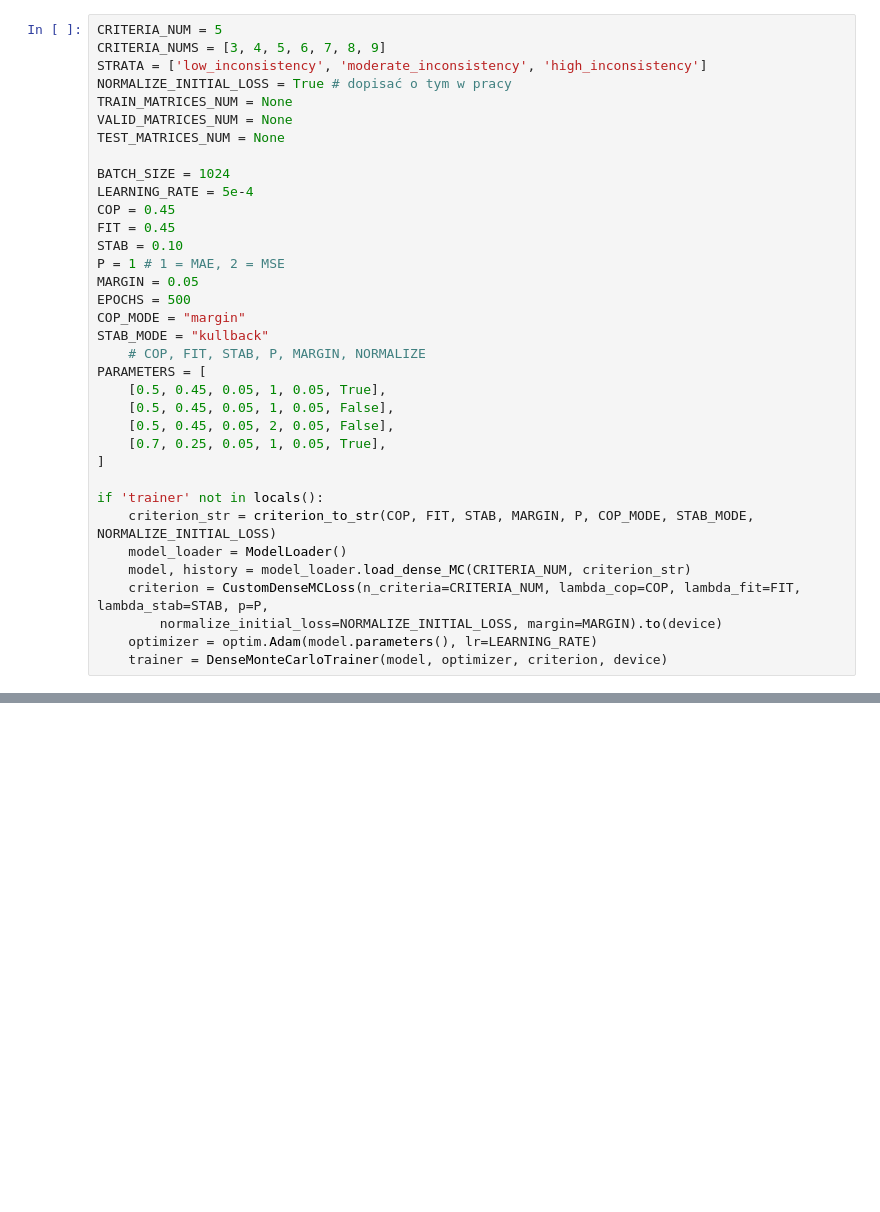
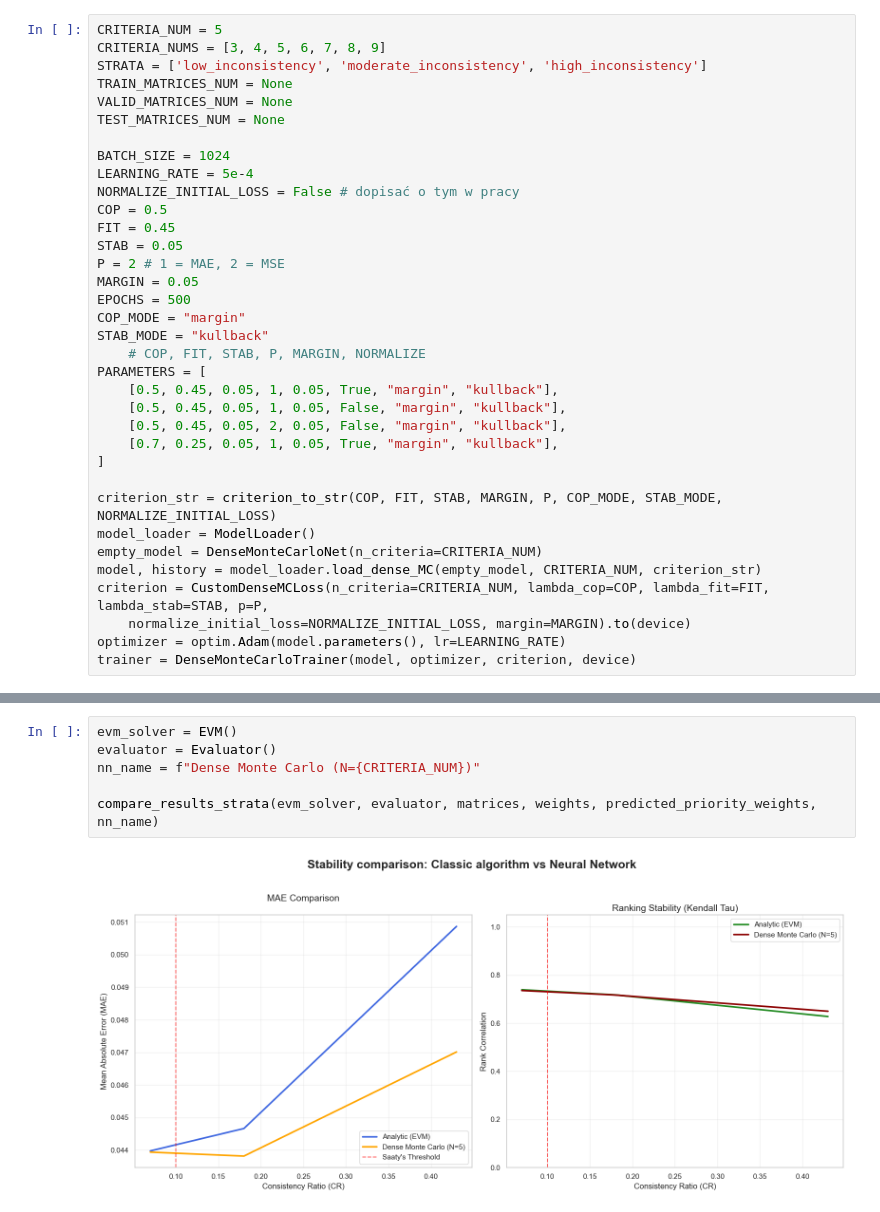
Before and after one commit to KonradHD/NN-preference-modeling, a Jupyter notebook: MC_dense_results.ipynb, the cells around one changed output, grey strips where cells are left out. Saved outputs shown, nothing was run; the diff lists cells and outputs as text; blank space fills up the shorter version.

Commit message:
trained models

```diff
--- a/MC_dense_results.ipynb
+++ b/MC_dense_results.ipynb
@@ -27,34 +30,34 @@ if device.type == 'cuda':
 CRITERIA_NUM = 5
 CRITERIA_NUMS = [3, 4, 5, 6, 7, 8, 9]
 STRATA = ['low_inconsistency', 'moderate_inconsistency', 'high_inconsistency']
-NORMALIZE_INITIAL_LOSS = True # dopisać o tym w pracy
 TRAIN_MATRICES_NUM = None
 VALID_MATRICES_NUM = None
 TEST_MATRICES_NUM = None
 
 BATCH_SIZE = 1024
 LEARNING_RATE = 5e-4
-COP = 0.45
+NORMALIZE_INITIAL_LOSS = False # dopisać o tym w pracy
+COP = 0.5
 FIT = 0.45
-STAB = 0.10
-P = 1 # 1 = MAE, 2 = MSE
+STAB = 0.05
+P = 2 # 1 = MAE, 2 = MSE
 MARGIN = 0.05
 EPOCHS = 500
 COP_MODE = "margin"
 STAB_MODE = "kullback"
     # COP, FIT, STAB, P, MARGIN, NORMALIZE
 PARAMETERS = [
-    [0.5, 0.45, 0.05, 1, 0.05, True],
-    [0.5, 0.45, 0.05, 1, 0.05, False],
-    [0.5, 0.45, 0.05, 2, 0.05, False],
-    [0.7, 0.25, 0.05, 1, 0.05, True],
+    [0.5, 0.45, 0.05, 1, 0.05, True, "margin", "kullback"],
+    [0.5, 0.45, 0.05, 1, 0.05, False, "margin", "kullback"],
+    [0.5, 0.45, 0.05, 2, 0.05, False, "margin", "kullback"],
+    [0.7, 0.25, 0.05, 1, 0.05, True, "margin", "kullback"],
 ]
 
-if 'trainer' not in locals():
-    criterion_str = criterion_to_str(COP, FIT, STAB, MARGIN, P, COP_MODE, STAB_MODE, NORMALIZE_INITIAL_LOSS)
-    model_loader = ModelLoader()
-    model, history = model_loader.load_dense_MC(CRITERIA_NUM, criterion_str)
-    criterion = CustomDenseMCLoss(n_criteria=CRITERIA_NUM, lambda_cop=COP, lambda_fit=FIT, lambda_stab=STAB, p=P,
-        normalize_initial_loss=NORMALIZE_INITIAL_LOSS, margin=MARGIN).to(device)
-    optimizer = optim.Adam(model.parameters(), lr=LEARNING_RATE)
-    trainer = DenseMonteCarloTrainer(model, optimizer, criterion, device)
+criterion_str = criterion_to_str(COP, FIT, STAB, MARGIN, P, COP_MODE, STAB_MODE, NORMALIZE_INITIAL_LOSS)
+model_loader = ModelLoader()
+empty_model = DenseMonteCarloNet(n_criteria=CRITERIA_NUM)
+model, history = model_loader.load_dense_MC(empty_model, CRITERIA_NUM, criterion_str)
+criterion = CustomDenseMCLoss(n_criteria=CRITERIA_NUM, lambda_cop=COP, lambda_fit=FIT, lambda_stab=STAB, p=P,
+    normalize_initial_loss=NORMALIZE_INITIAL_LOSS, margin=MARGIN).to(device)
+optimizer = optim.Adam(model.parameters(), lr=LEARNING_RATE)
+trainer = DenseMonteCarloTrainer(model, optimizer, criterion, device)
@@ -100,3 +109,11 @@ compare_results_strata(evm_solver, evaluator, matrices, weights, predicted_prior
+# %%
+evm_solver = EVM()
+evaluator = Evaluator()
+nn_name = f"Dense Monte Carlo (N={CRITERIA_NUM})"
+
+compare_results_strata(evm_solver, evaluator, matrices, weights, predicted_priority_weights, nn_name)
+# %% [output]
+[figure, added]
 # %%
 viz = MetricsVisualizator()
 viz.display_loss(history, "Dense Monte Carlo")
```
Also changed, not shown: parts of 9 cells of this notebook, 34 other files.
